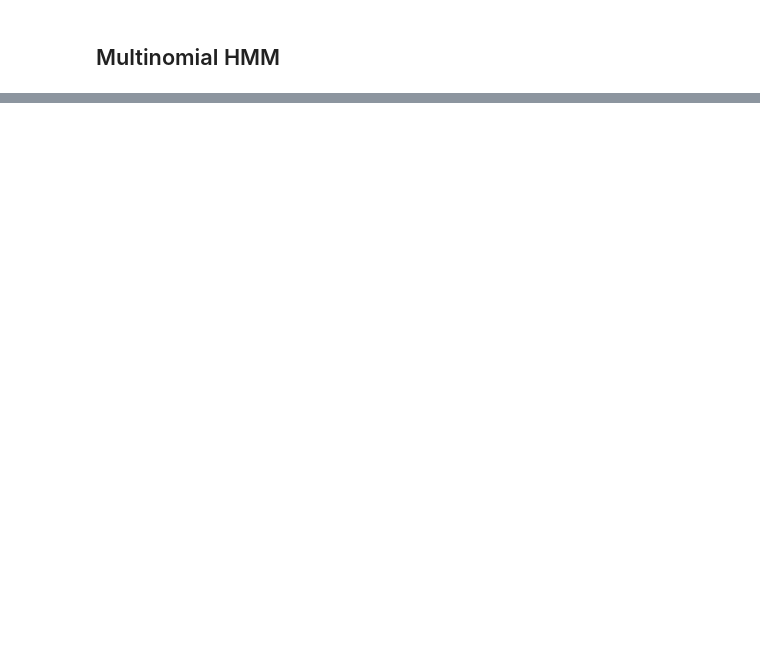
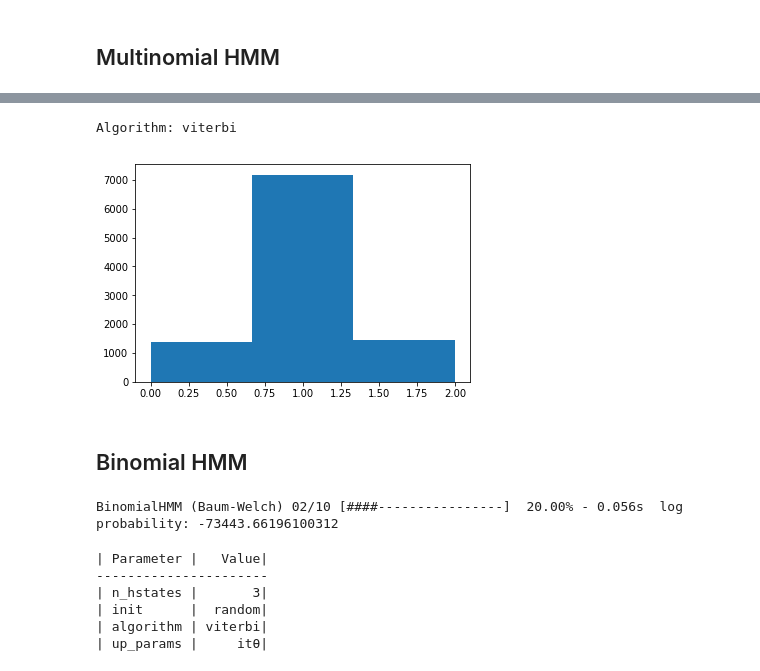
Before and after one commit to iwasakishuto/Kerasy, a Jupyter notebook: examples/HMM.ipynb, the cells around one changed output, grey strips where cells are left out. Drawn from its saved outputs; the diff is of its cells as text; code cells hidden in the pictures; blank space fills up the shorter version.

```diff
--- a/examples/HMM.ipynb
+++ b/examples/HMM.ipynb
@@ -164,2 +84,0 @@ def plot_params_prob(figsize=4):
-# %%
-n_hstates = 3
@@ -186,0 +95,8 @@ array([[0.59492583, 0.23374357, 0.1713306 ],
+# %%
+plt.hist(model.predict(samples), bins=n_hstates)
+plt.show()
+# %% [output]
+Algorithm: viterbi
+[figure, added]
+# %% [markdown]
+## Binomial HMM
@@ -186,0 +109,13 @@ array([[0.59492583, 0.23374357, 0.1713306 ],
+# %%
+model.fit(samples)
+# %% [output]
+BinomialHMM (Baum-Welch) 02/10 [####----------------]  20.00% - 0.056s  log probability: -73443.66196100312
+# %%
+model.params()
+# %% [output]
+| Parameter |   Value|
+----------------------
+| n_hstates |       3|
+| init      |  random|
+| algorithm | viterbi|
+| up_params |     itθ|
```
Also changed, not shown: parts of 44 cells of this notebook, 1 other file.
